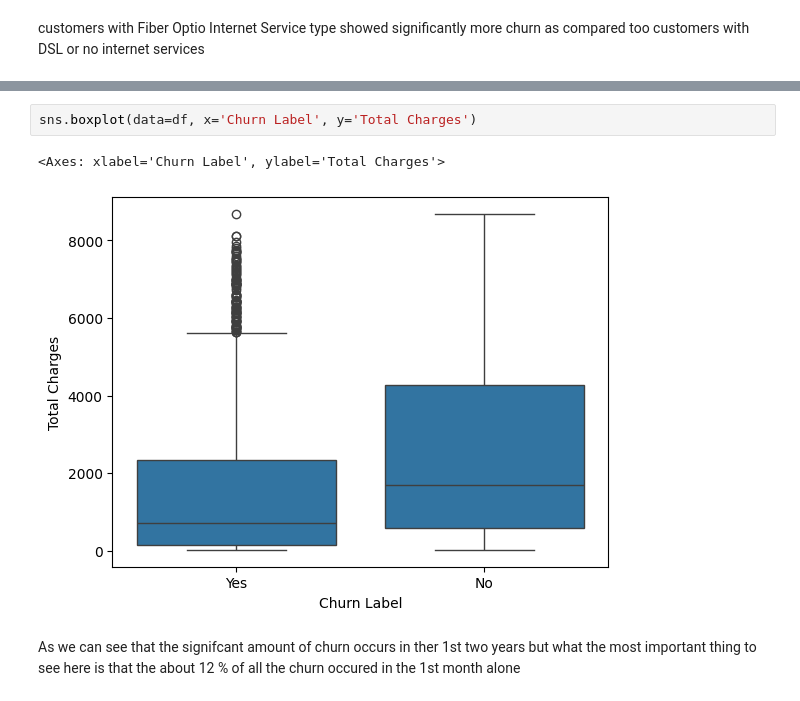
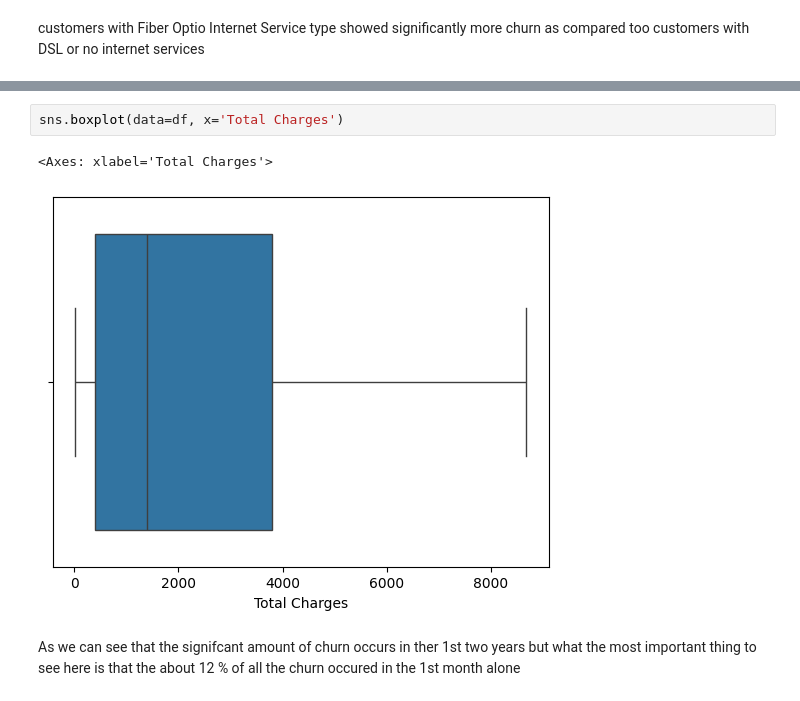
Before and after one commit to Zia-Ul-Hasan/Churn-Prediction-IBM-telco, a Jupyter notebook: EDA_Churn.ipynb, the cells around one changed output, grey strips where cells are left out. Saved outputs shown, nothing was run; the diff lists cells and outputs as text.

Commit message:
final churn eda v_4

```diff
--- a/EDA_Churn.ipynb
+++ b/EDA_Churn.ipynb
@@ -230,8 +227,8 @@ Chi-square p-value: 5.831198962237274e-159
 # %%
-sns.boxplot(data=df, x='Churn Label', y='Total Charges')
+sns.boxplot(data=df, x='Total Charges')
 # %% [output]
-<Axes: xlabel='Churn Label', ylabel='Total Charges'>
+<Axes: xlabel='Total Charges'>
-[figure, old version]
+[figure, new version]
 # %% [markdown]
 As we can see that the signifcant amount of churn occurs in ther 1st two years but what the most important thing to see here is that the  about 12 % of all the churn occured in the 1st month alone
 # %%
```
Also changed, not shown: parts of 5 cells of this notebook.
